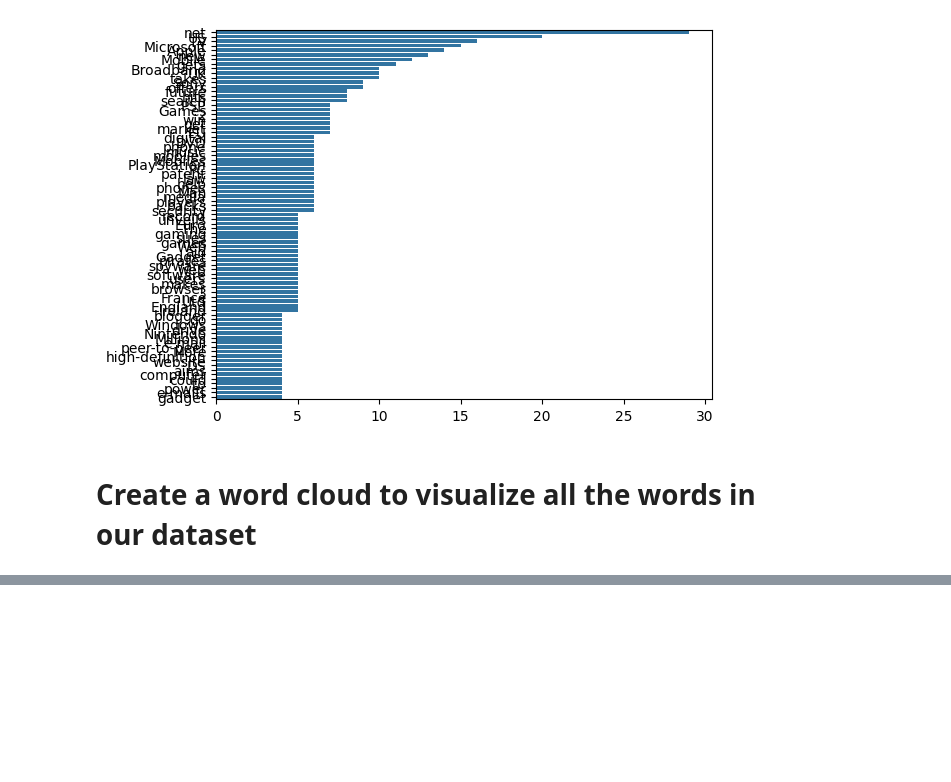
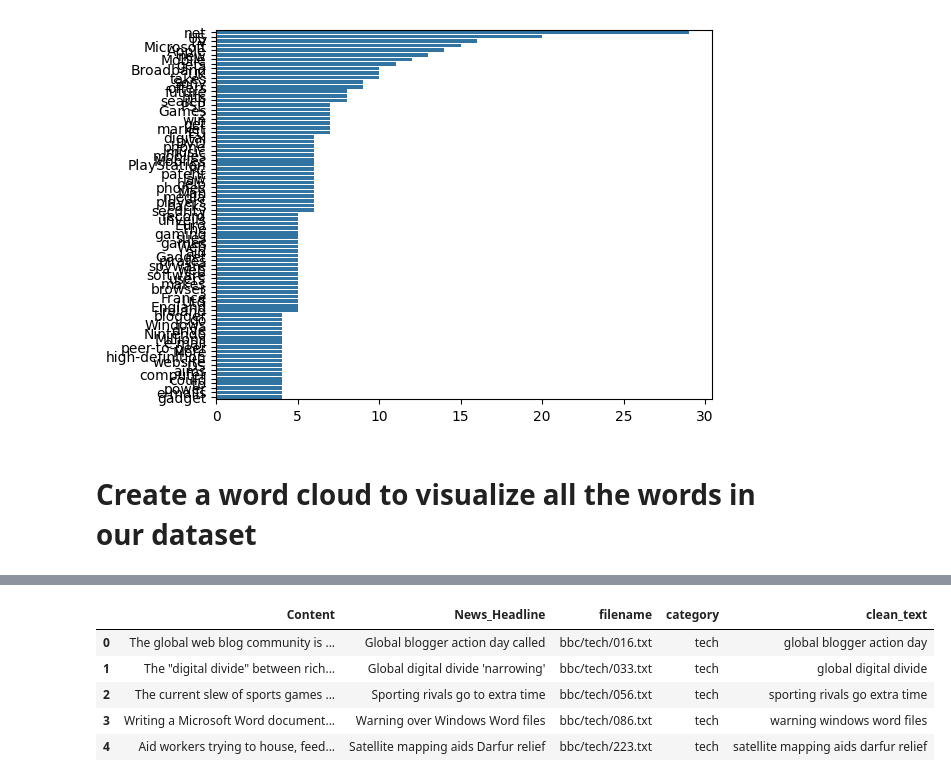
Before and after one commit to sruthipg/YTDataAnalytics, a Jupyter notebook: bbc_news_classifier.ipynb, the cells around one changed output, grey strips where cells are left out. Cells and saved outputs as stored; diff of their text form; code cells hidden in the pictures; blank space fills up the shorter version.

```diff
--- a/bbc_news_classifier.ipynb
+++ b/bbc_news_classifier.ipynb
@@ -165,0 +160,15 @@ Name: clean_text, Length: 500, dtype: object
+# %%
+def flatten_and_convert_to_csv(nested_list):
+    flat_list = [item for sublist in nested_list for item in sublist]
+    return flat_list
+bbc_data['clean_text'] = bbc_data['clean_text'].apply(flatten_and_convert_to_csv)
+bbc_data['clean_text'] = [' '.join(strings) for strings in bbc_data['clean_text']]
+
+bbc_data.head()
+# %% [output]
+|  | Content | News_Headline | filename | category | clean_text |
+| 0 | The global web blog community is ... | Global blogger action day called | bbc/tech/016.txt | tech | global blogger action day |
+| 1 | The "digital divide" between rich... | Global digital divide 'narrowing' | bbc/tech/033.txt | tech | global digital divide |
+| 2 | The current slew of sports games ... | Sporting rivals go to extra time | bbc/tech/056.txt | tech | sporting rivals go extra time |
+| 3 | Writing a Microsoft Word document... | Warning over Windows Word files | bbc/tech/086.txt | tech | warning windows word files |
+| 4 | Aid workers trying to house, feed... | Satellite mapping aids Darfur relief | bbc/tech/223.txt | tech | satellite mapping aids darfur relief |
```
Also changed, not shown: parts of 33 cells of this notebook.
